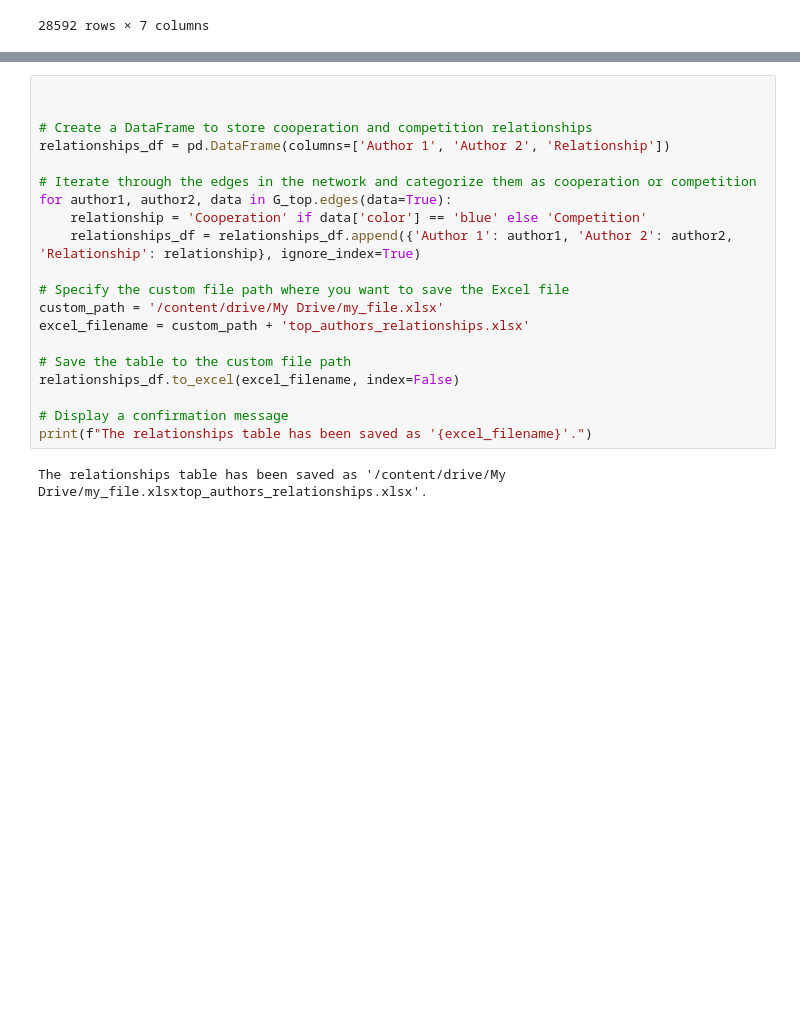
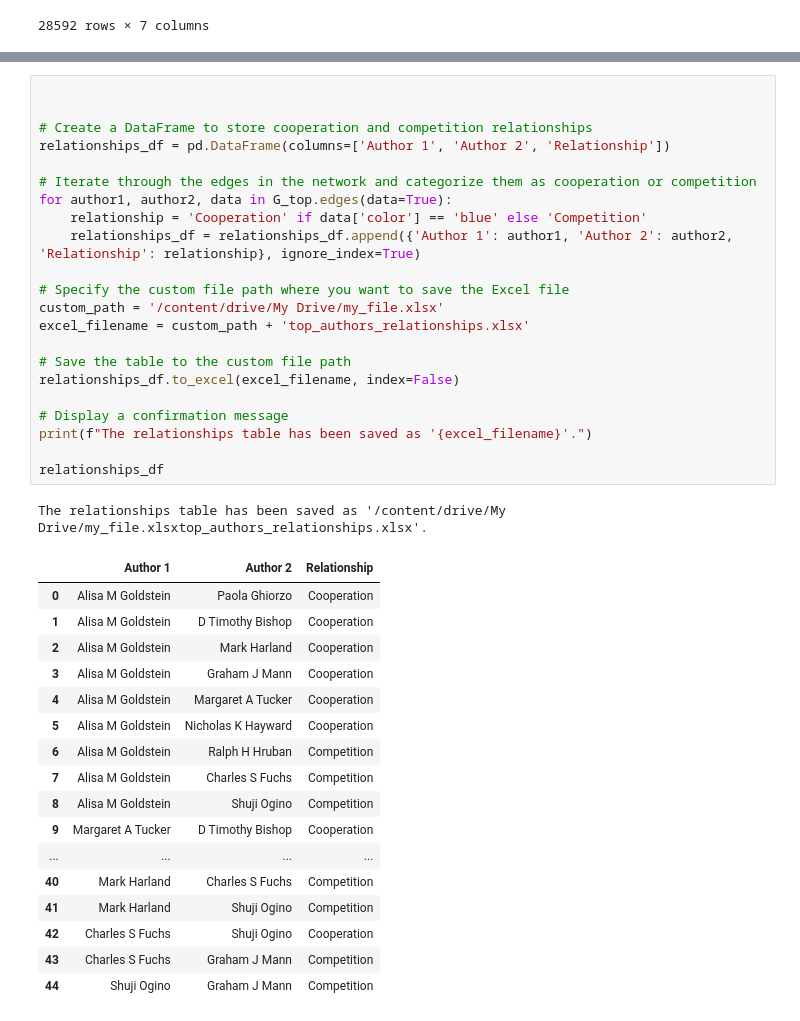
Before and after one commit to Sherryqilin/Assessment2_skills, a Jupyter notebook: Skills2.ipynb, the cells around one changed output, grey strips where cells are left out. Saved outputs shown, nothing was run; the diff lists cells and outputs as text; blank space fills up the shorter version.

```diff
--- a/Skills2.ipynb
+++ b/Skills2.ipynb
@@ -280,22 +278,41 @@ plt.show()
 # %%
 
 
 # Create a DataFrame to store cooperation and competition relationships
 relationships_df = pd.DataFrame(columns=['Author 1', 'Author 2', 'Relationship'])
 
 # Iterate through the edges in the network and categorize them as cooperation or competition
 for author1, author2, data in G_top.edges(data=True):
     relationship = 'Cooperation' if data['color'] == 'blue' else 'Competition'
     relationships_df = relationships_df.append({'Author 1': author1, 'Author 2': author2, 'Relationship': relationship}, ignore_index=True)
 
 # Specify the custom file path where you want to save the Excel file
 custom_path = '/content/drive/My Drive/my_file.xlsx'
 excel_filename = custom_path + 'top_authors_relationships.xlsx'
 
 # Save the table to the custom file path
 relationships_df.to_excel(excel_filename, index=False)
 
 # Display a confirmation message
 print(f"The relationships table has been saved as '{excel_filename}'.")
+
+relationships_df
 # %% [output]
 The relationships table has been saved as '/content/drive/My Drive/my_file.xlsxtop_authors_relationships.xlsx'.
+|  | Author 1 | Author 2 | Relationship |
+| 0 | Alisa M Goldstein | Paola Ghiorzo | Cooperation |
+| 1 | Alisa M Goldstein | D Timothy Bishop | Cooperation |
+| 2 | Alisa M Goldstein | Mark Harland | Cooperation |
+| 3 | Alisa M Goldstein | Graham J Mann | Cooperation |
+| 4 | Alisa M Goldstein | Margaret A Tucker | Cooperation |
+| 5 | Alisa M Goldstein | Nicholas K Hayward | Cooperation |
+| 6 | Alisa M Goldstein | Ralph H Hruban | Competition |
+| 7 | Alisa M Goldstein | Charles S Fuchs | Competition |
+| 8 | Alisa M Goldstein | Shuji Ogino | Competition |
+| 9 | Margaret A Tucker | D Timothy Bishop | Cooperation |
+| ... | ... | ... | ... |
+| 40 | Mark Harland | Charles S Fuchs | Competition |
+| 41 | Mark Harland | Shuji Ogino | Competition |
+| 42 | Charles S Fuchs | Shuji Ogino | Cooperation |
+| 43 | Charles S Fuchs | Graham J Mann | Competition |
+| 44 | Shuji Ogino | Graham J Mann | Competition |
```
Also changed, not shown: parts of 2 cells of this notebook.
